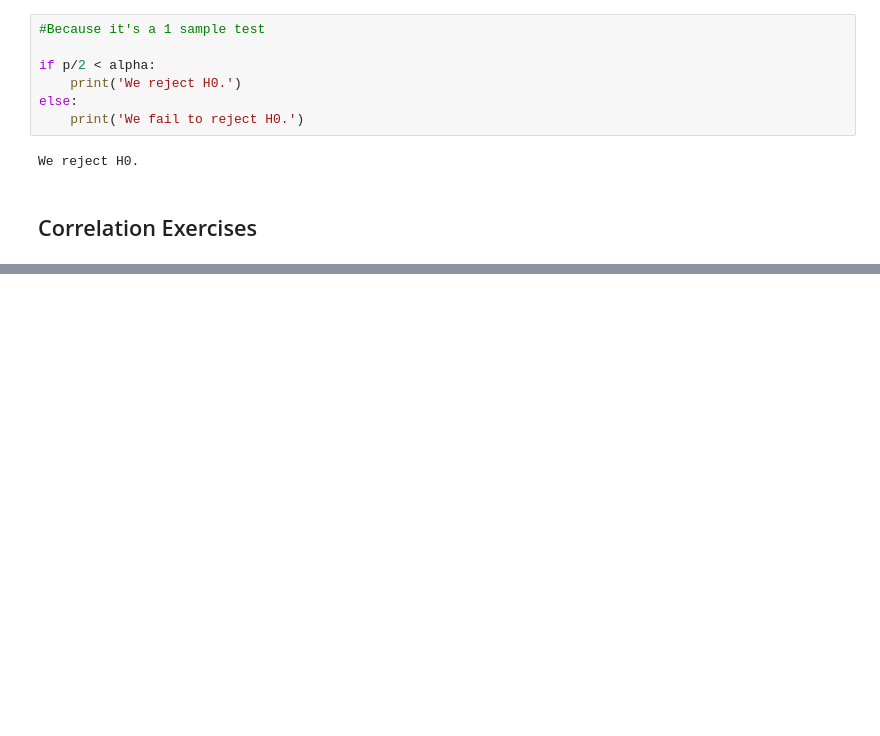
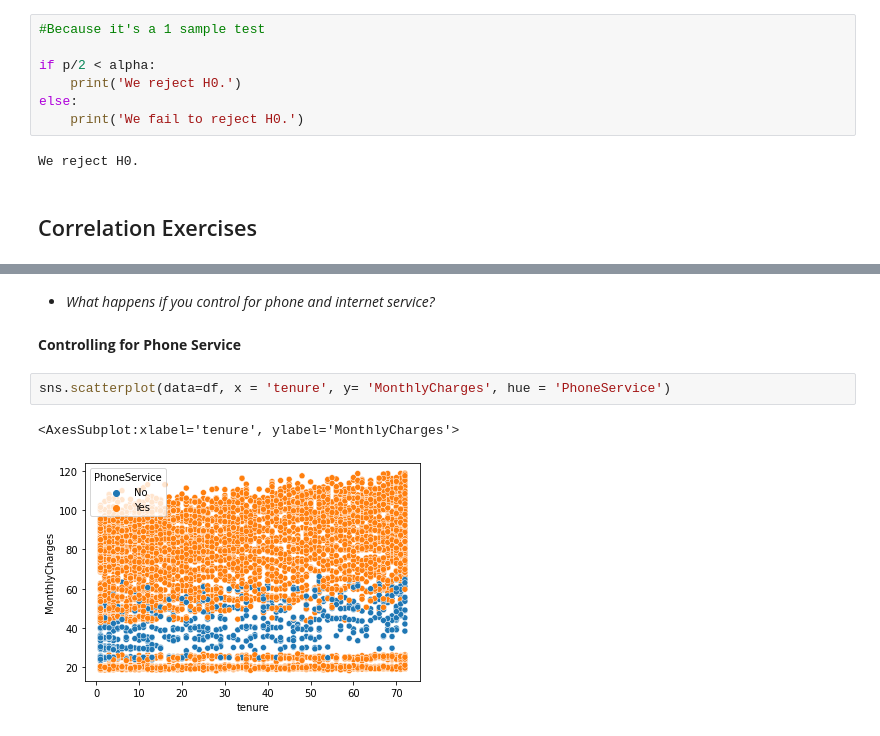
Before and after one commit to kristofer-rivera/statistics-exercises, a Jupyter notebook: hypothesis_testing.ipynb, the cells around one changed output, grey strips where cells are left out. Cells and saved outputs as stored; diff of their text form; blank space fills up the shorter version.

```diff
--- a/hypothesis_testing.ipynb
+++ b/hypothesis_testing.ipynb
@@ -293,0 +360,9 @@ We reject H0.
+# %% [markdown]
+- *What happens if you control for phone and internet service?*
+# %% [markdown]
+**Controlling for Phone Service**
+# %%
+sns.scatterplot(data=df, x = 'tenure', y= 'MonthlyCharges', hue = 'PhoneService')
+# %% [output]
+<AxesSubplot:xlabel='tenure', ylabel='MonthlyCharges'>
+[figure, added]
```
Also changed, not shown: parts of 50 cells of this notebook.
